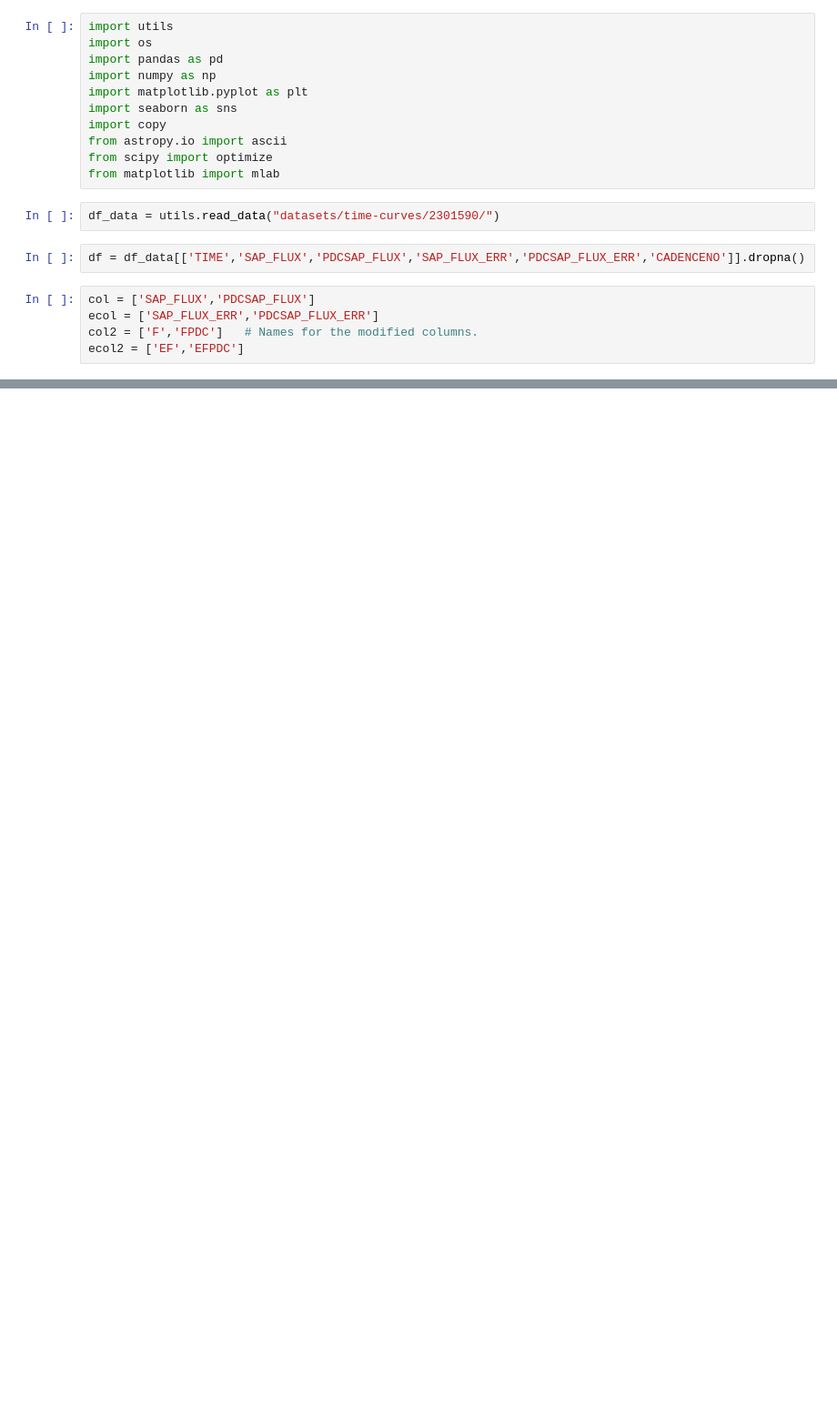
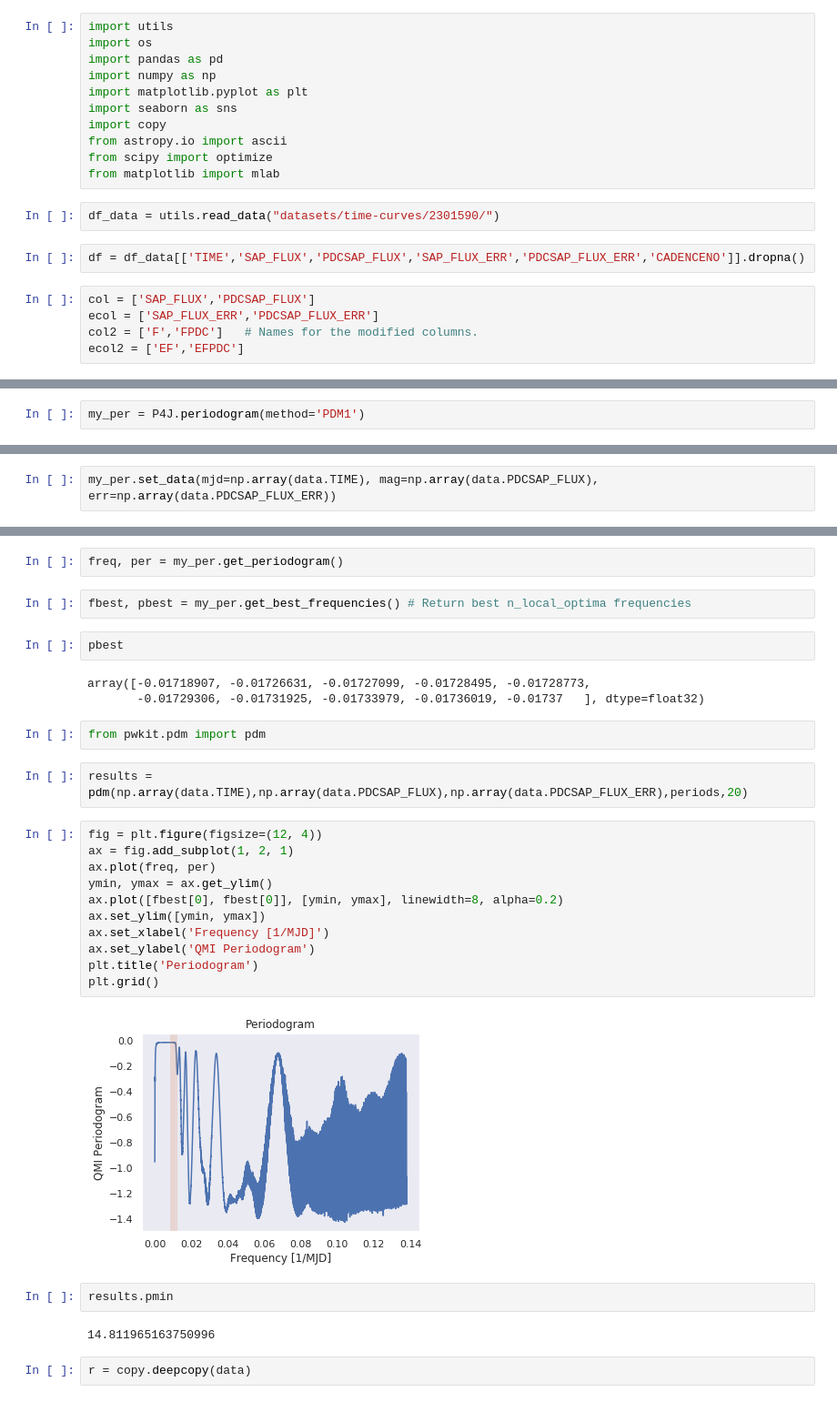
Before and after one commit to mtctr/kepler, a Jupyter notebook: tests.ipynb, the cells around one changed output, grey strips where cells are left out. Shown: that part at 91% size. Saved outputs shown, nothing was run; the diff lists cells and outputs as text; blank space fills up the shorter version.

Commit message:
finding periods

```diff
--- a/tests.ipynb
+++ b/tests.ipynb
@@ -234,0 +86,2 @@ np.std(periods)
+# %%
+my_per = P4J.periodogram(method='PDM1')
@@ -234,0 +111,2 @@ np.std(periods)
+# %%
+my_per.set_data(mjd=np.array(data.TIME), mag=np.array(data.PDCSAP_FLUX), err=np.array(data.PDCSAP_FLUX_ERR))
@@ -234,0 +117,32 @@ np.std(periods)
+# %%
+freq, per = my_per.get_periodogram()
+# %%
+fbest, pbest = my_per.get_best_frequencies() # Return best n_local_optima frequencies
+# %%
+pbest
+# %% [output]
+array([-0.01718907, -0.01726631, -0.01727099, -0.01728495, -0.01728773,
+       -0.01729306, -0.01731925, -0.01733979, -0.01736019, -0.01737   ], dtype=float32)
+# %%
+from pwkit.pdm import pdm
+# %%
+results = pdm(np.array(data.TIME),np.array(data.PDCSAP_FLUX),np.array(data.PDCSAP_FLUX_ERR),periods,20)
+# %%
+fig = plt.figure(figsize=(12, 4))
+ax = fig.add_subplot(1, 2, 1)
+ax.plot(freq, per)
+ymin, ymax = ax.get_ylim()
+ax.plot([fbest[0], fbest[0]], [ymin, ymax], linewidth=8, alpha=0.2)
+ax.set_ylim([ymin, ymax])
+ax.set_xlabel('Frequency [1/MJD]')
+ax.set_ylabel('QMI Periodogram')
+plt.title('Periodogram')
+plt.grid()
+# %% [output]
+[figure, added]
+# %%
+results.pmin
+# %% [output]
+14.811965163750996
+# %%
+r = copy.deepcopy(data)
```
Also changed, not shown: parts of 50 cells of this notebook.
